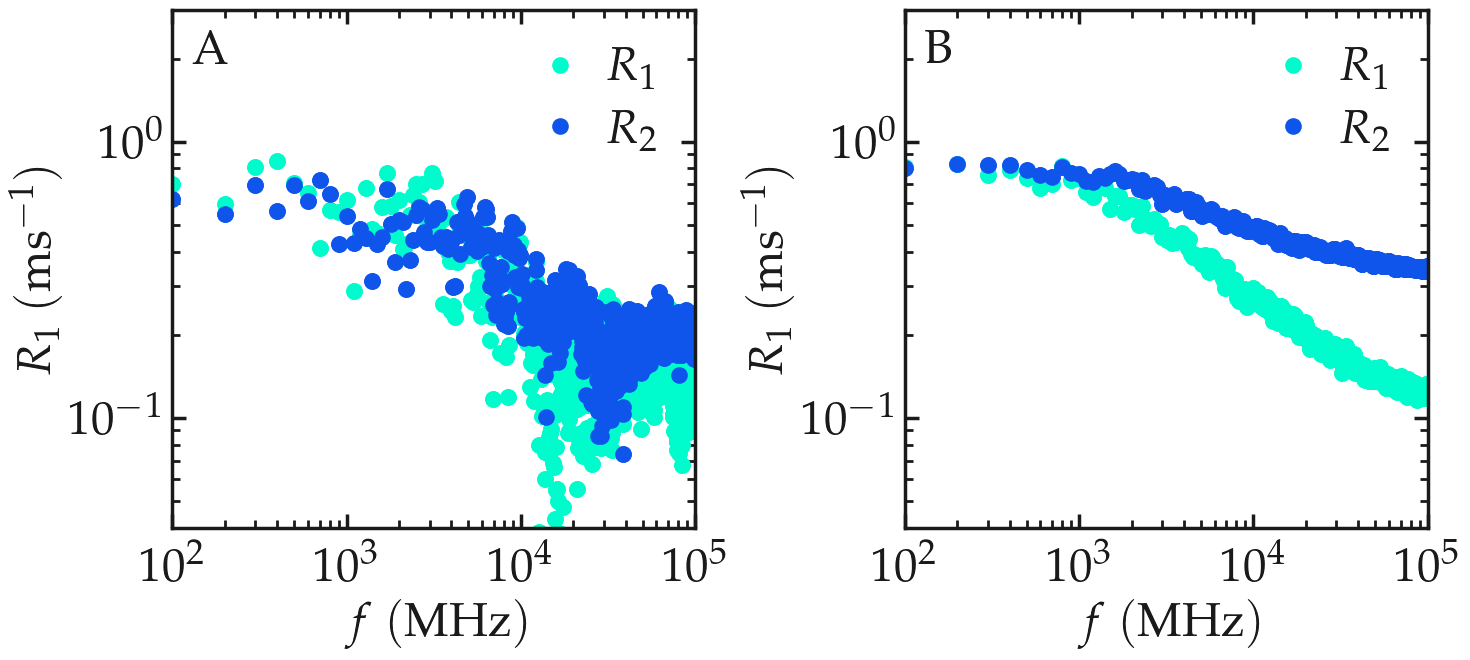
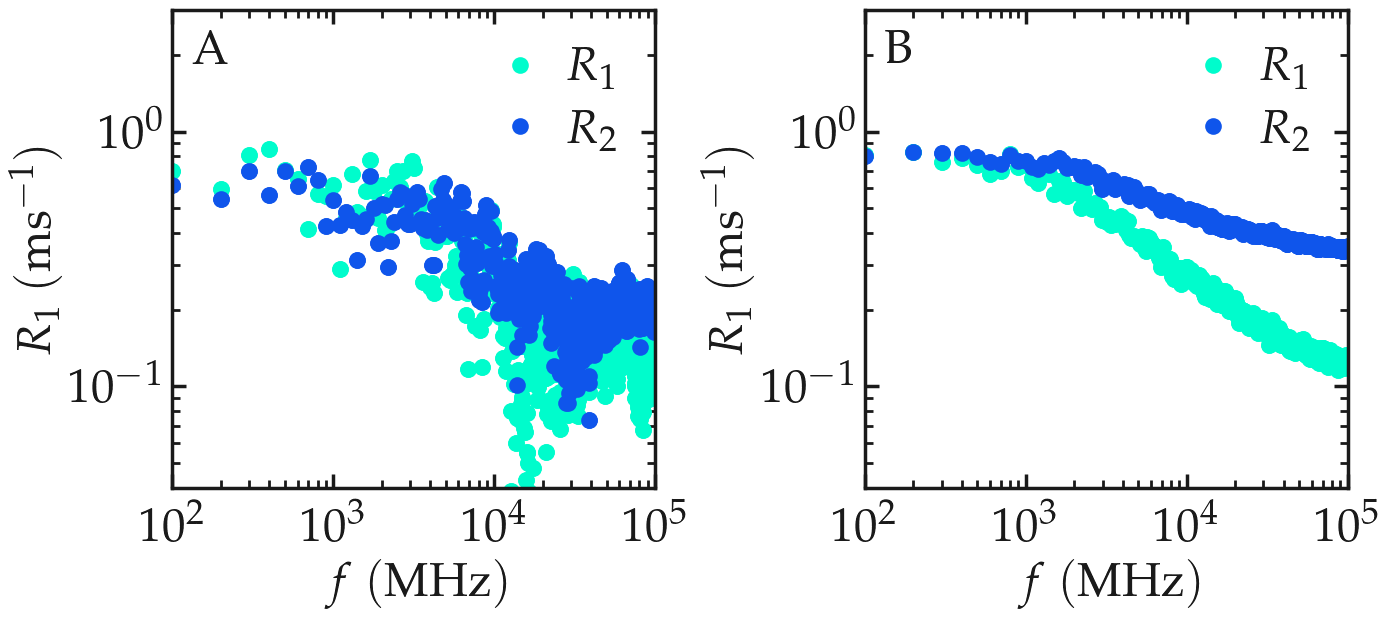
The change to this notebook cell's code, shown as a diff; its figure went from the first image to the second:
--- before
+++ after
@@ -6,5 +6,5 @@
 
     myplt = PltTools()
-    myplt.prepare_figure(fig_size = (14.8,6.7), dark_mode = dark_mode,
+    myplt.prepare_figure(fig_size = (14,6.3), dark_mode = dark_mode,
                          transparency = True, use_serif=True, n_colone = 2)
     

Commit: played on aspect ratio